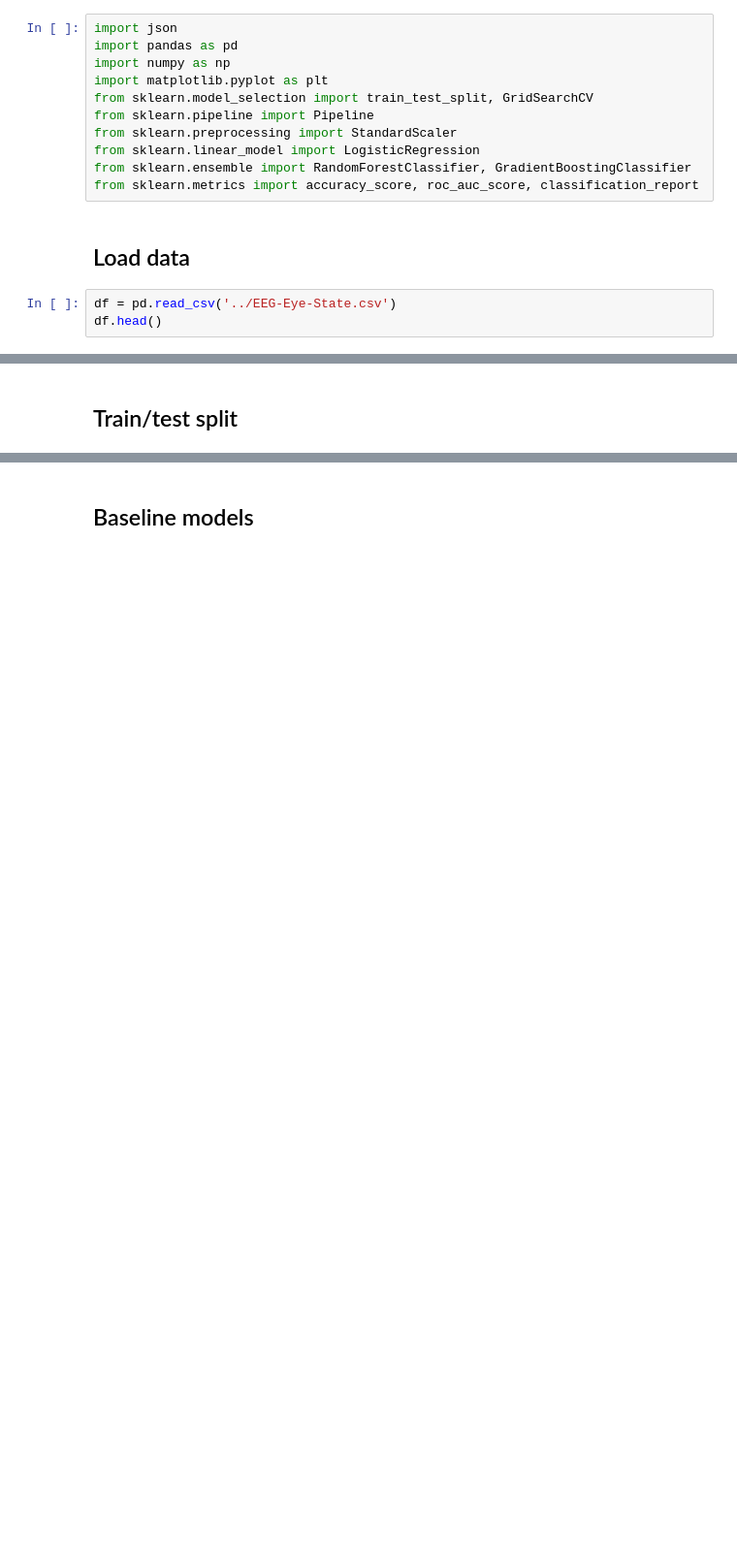
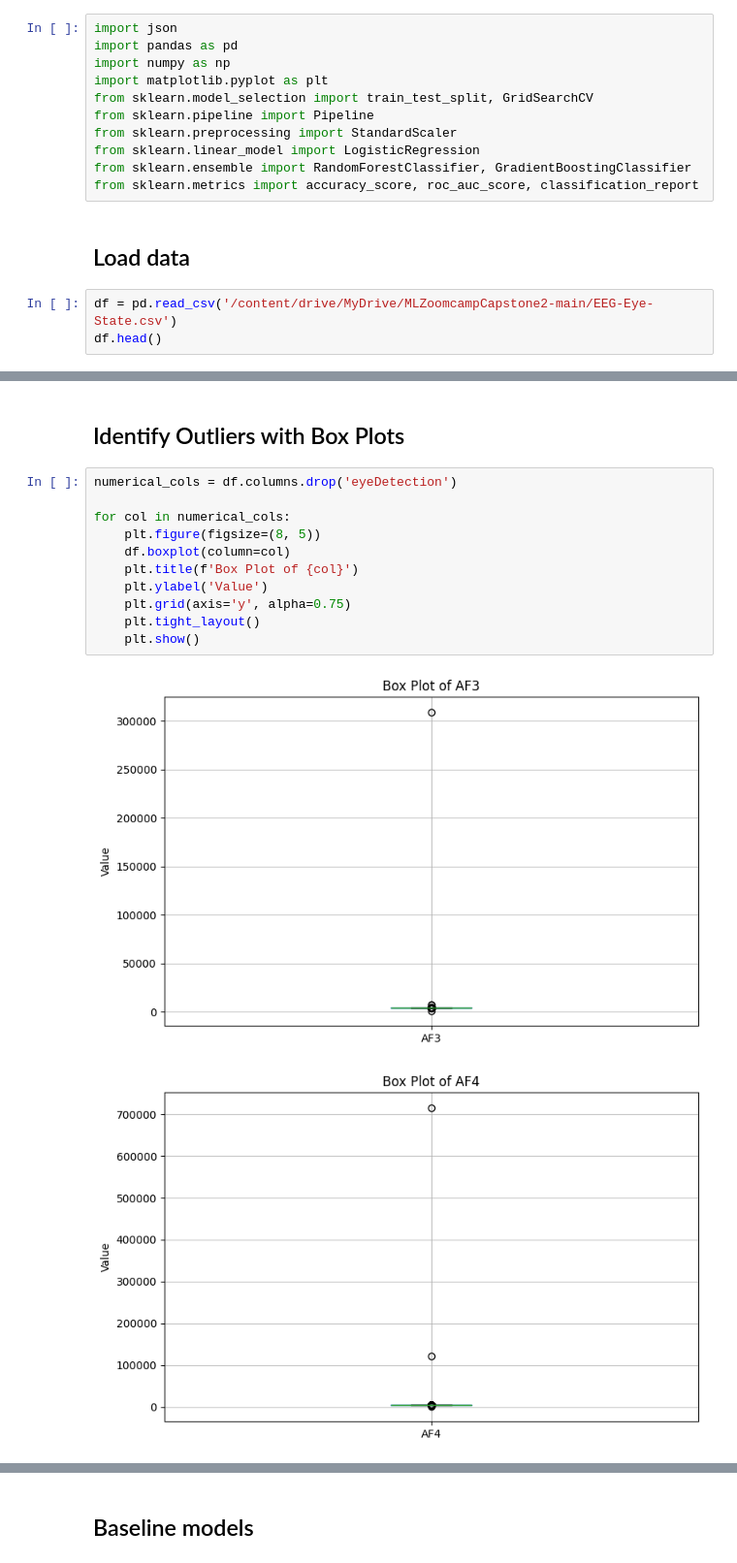
Before and after one commit to Junaid199f/MLZoomcampCapstone2, a Jupyter notebook: notebooks/eda_and_training.ipynb, the cells around one changed output, grey strips where cells are left out. Shown at 97% size. Cells and saved outputs as stored; diff of their text form; blank space fills up the shorter version.

```diff
--- a/notebooks/eda_and_training.ipynb
+++ b/notebooks/eda_and_training.ipynb
@@ -20,5 +27,5 @@ from sklearn.metrics import accuracy_score, roc_auc_score, classification_report
 # %% [markdown]
 ## Load data
 # %%
-df = pd.read_csv('../EEG-Eye-State.csv')
+df = pd.read_csv('/content/drive/MyDrive/MLZoomcampCapstone2-main/EEG-Eye-State.csv')
 df.head()
@@ -36,2 +98,16 @@ plt.show()
-# %% [markdown]
-## Train/test split
+# %% [markdown]
+## Identify Outliers with Box Plots
+# %%
+numerical_cols = df.columns.drop('eyeDetection')
+
+for col in numerical_cols:
+    plt.figure(figsize=(8, 5))
+    df.boxplot(column=col)
+    plt.title(f'Box Plot of {col}')
+    plt.ylabel('Value')
+    plt.grid(axis='y', alpha=0.75)
+    plt.tight_layout()
+    plt.show()
+# %% [output]
+[figure, added]
+[figure, added]
```
Also changed, not shown: parts of 33 cells of this notebook.
